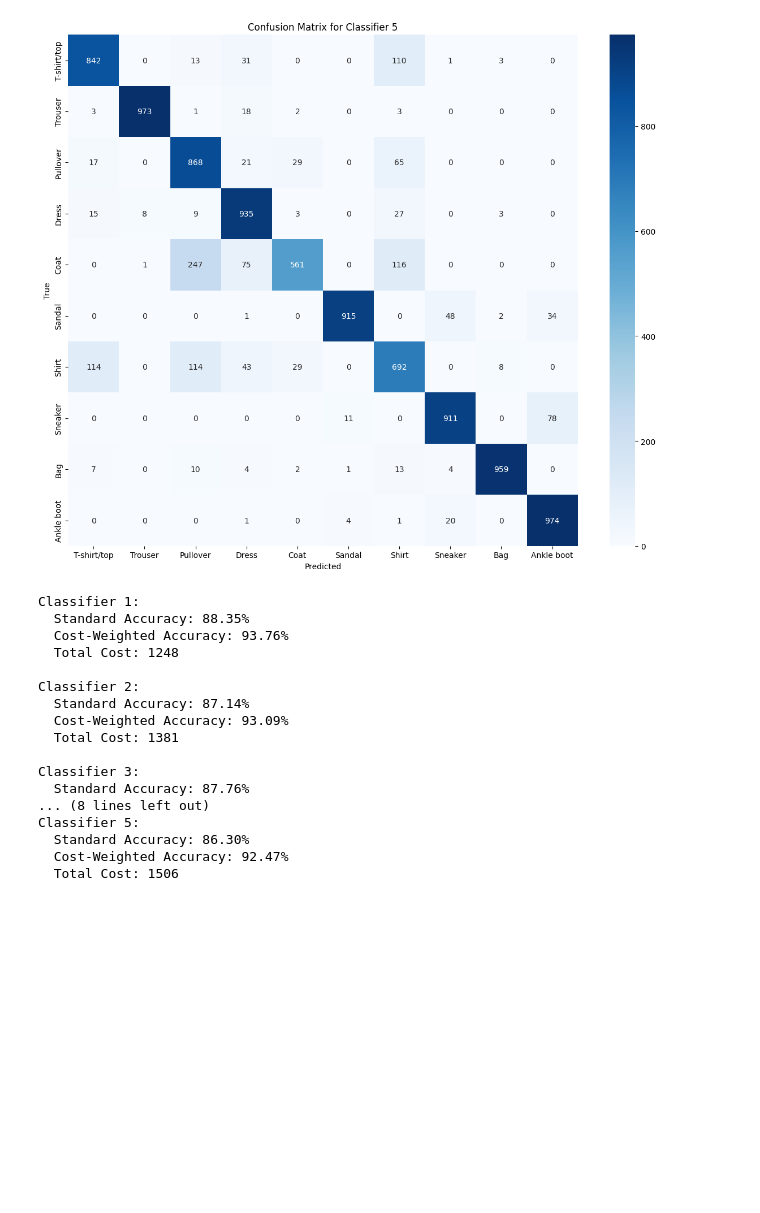
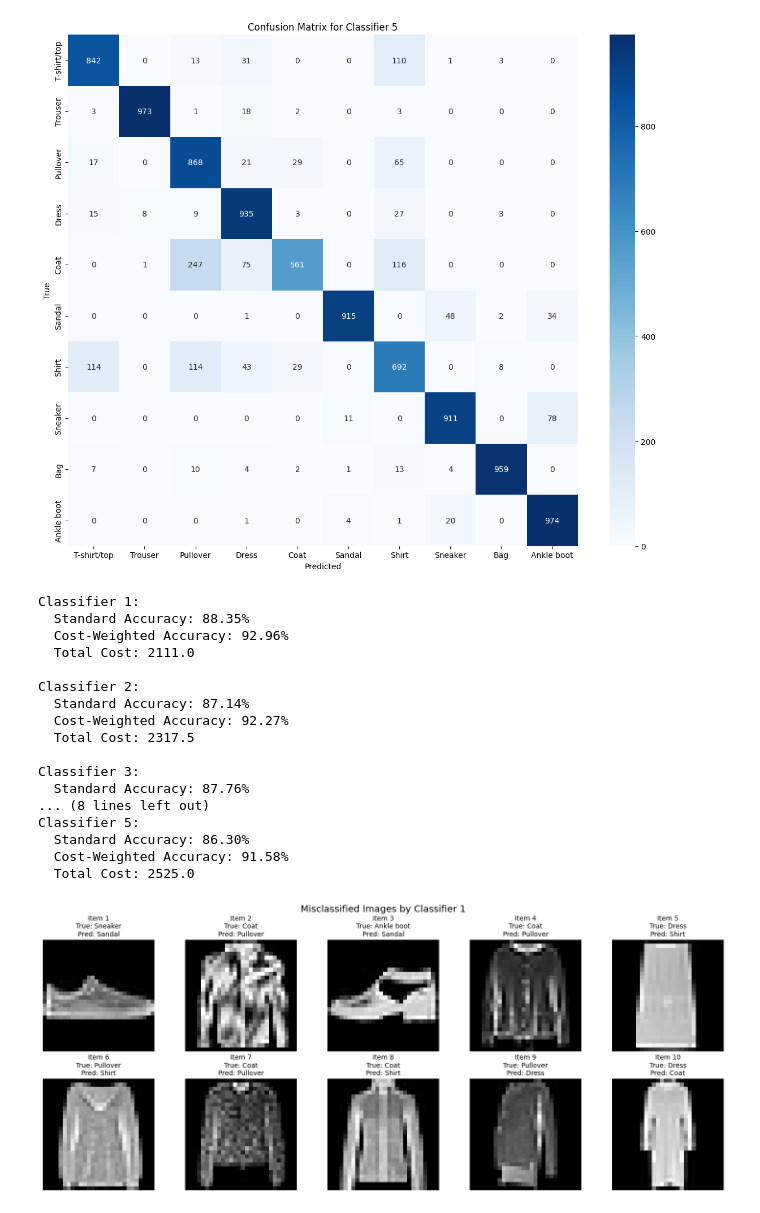
Before and after one commit to mwpersson/mini-project-4, a Jupyter notebook: notebooks/fashion_classifier.ipynb, the cells around one changed output. Drawn from its saved outputs; the diff is of its cells as text; code cells hidden in the pictures; blank space fills up the shorter version.

Commit message:
visualize misclassified items

```diff
--- a/notebooks/fashion_classifier.ipynb
+++ b/notebooks/fashion_classifier.ipynb
@@ -330,8 +330,8 @@ cost_matrix = np.array([
     [1,             1,          3,          1,      0,      1,      1,      1,          1,      1],      # Coat
     [1,             1,          1,          1,      1,      0,      1,      2,          1,      1],      # Sandal
     [3,             1,          1,          1,      1,      1,      0,      1,          1,      1],      # Shirt
-    [1,             1,          1,          1,      1,      2,      1,      0,          1,      2],      # Sneaker
-    [1,             1,          1,          1,      1,      1,      1,      1,          0,      1],      # Bag
+    [1,             1,          1,          1,      1,      2,      1,      0,          0.5,    2],      # Sneaker
+    [1,             1,          1,          1,      1,      1,      1,      0.5,        0,      1],      # Bag
     [1,             1,          1,          1,      1,      1,      1,      2,          1,      0],      # Ankle boot
     #t-shirt/top,   trouser,    pullover,   dress,  coat,   sandal, shirt,  sneaker,    bag,    ankle boot
 ])
@@ -371,18 +371,61 @@ for i, classifier in enumerate(classifiers):
 # %% [output]
 Classifier 1:
   Standard Accuracy: 88.35%
-  Cost-Weighted Accuracy: 93.76%
-  Total Cost: 1248
+  Cost-Weighted Accuracy: 92.96%
+  Total Cost: 2111.0
 
 Classifier 2:
   Standard Accuracy: 87.14%
-  Cost-Weighted Accuracy: 93.09%
-  Total Cost: 1381
+  Cost-Weighted Accuracy: 92.27%
+  Total Cost: 2317.5
 
 Classifier 3:
   Standard Accuracy: 87.76%
 ... (8 lines left out)
 Classifier 5:
   Standard Accuracy: 86.30%
-  Cost-Weighted Accuracy: 92.47%
-  Total Cost: 1506
+  Cost-Weighted Accuracy: 91.58%
+  Total Cost: 2525.0
+# %%
+# Visualize 10 misclassified images
+fig, axes = plt.subplots(2, 5, figsize=(15, 6))
+axes = axes.flatten()
+
+# Get misclassified images from the best classifier (classifier1)
+classifier1.eval()
+misclassified_images = []
+misclassified_true_labels = []
+misclassified_pred_labels = []
+
+with torch.no_grad():
+    for images, labels in test_loader:
+        images = images.to(device)
+        labels = labels.to(device)
+        outputs = classifier1(images)
+        _, predicted = torch.max(outputs, 1)
+
+        # Find misclassified samples
+        mask = predicted != labels
+        if mask.sum() > 0:
+            misclassified_images.extend(images[mask].cpu())
+            misclassified_true_labels.extend(labels[mask].cpu().numpy())
+            misclassified_pred_labels.extend(predicted[mask].cpu().numpy())
+
+        # Stop once we have at least 10 misclassified samples
+        if len(misclassified_images) >= 10:
+            break
+
+# Plot the first 10 misclassified images
+for i in range(10):
+    # Reshape back to 28x28 for visualization
+    img = misclassified_images[i].view(28, 28)
+    axes[i].imshow(img, cmap='gray')
+    axes[i].set_title(f'Item {i+1}\nTrue: {class_names[misclassified_true_labels[i]]}\nPred: {class_names[misclassified_pred_labels[i]]}',
+                      fontsize=10)
+    axes[i].axis('off')
+
+plt.tight_layout()
+plt.suptitle('Misclassified Images by Classifier 1', fontsize=14, y=1.02)
+plt.show()
+# %% [output]
+[figure, added]
```
